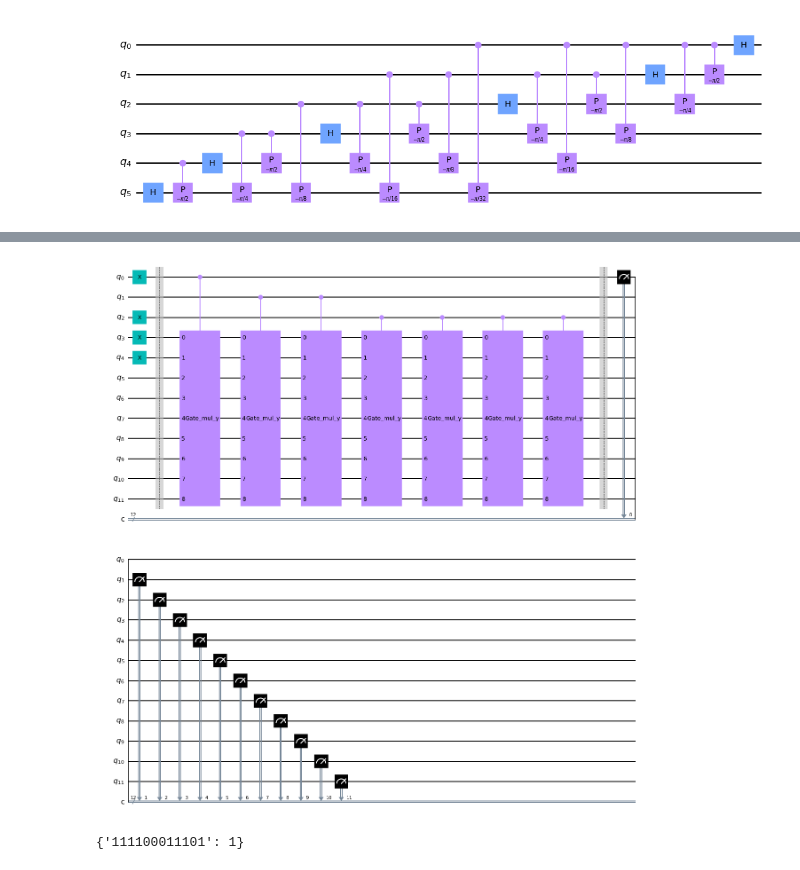
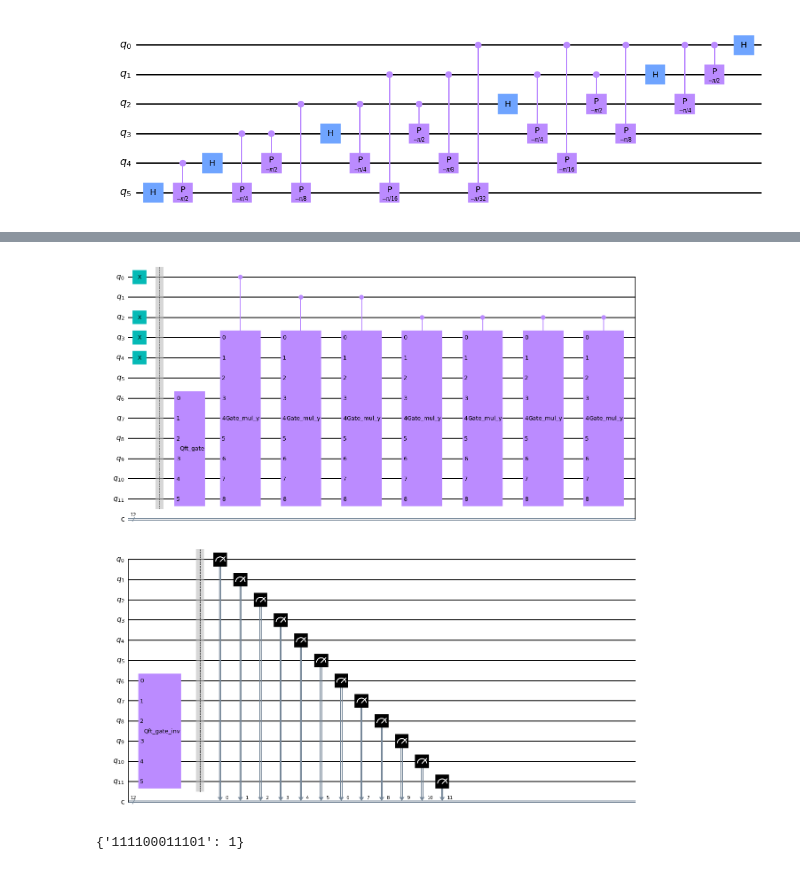
Before and after one commit to sergiomtzlosa/docker-qiskit, a Jupyter notebook: qiskit-jupyter/notebooks/x_multiply_y_3qubits.ipynb, the cells around one changed output, grey strips where cells are left out. Saved outputs shown, nothing was run; the diff lists cells and outputs as text; code cells hidden in the pictures.

```diff
--- a/qiskit-jupyter/notebooks/x_multiply_y_3qubits.ipynb
+++ b/qiskit-jupyter/notebooks/x_multiply_y_3qubits.ipynb
@@ -61,28 +59,30 @@ qc_gate_mul_y.draw(output="mpl")
 # %%
 qc_x_mul_y = QuantumCircuit(12, 12)
 qc_x_mul_y.name = "circuit_x_mul_y"
 
 #multiply --> 5 x 3 = 15
 qc_x_mul_y.x(0)
 qc_x_mul_y.x(2)
 qc_x_mul_y.x(3)
 qc_x_mul_y.x(4)
 #qc_x_mul_y.x(5)
 qc_x_mul_y.barrier()
+qc_x_mul_y.append(qft_gate_six_norm, [6, 7, 8, 9, 10, 11])
 qc_x_mul_y.append(control_mul_y_gate, [0,3,4,5,6,7,8,9,10,11])
 qc_x_mul_y.append(control_mul_y_gate, [1,3,4,5,6,7,8,9,10,11])
 qc_x_mul_y.append(control_mul_y_gate, [1,3,4,5,6,7,8,9,10,11])
 qc_x_mul_y.append(control_mul_y_gate, [2,3,4,5,6,7,8,9,10,11])
 qc_x_mul_y.append(control_mul_y_gate, [2,3,4,5,6,7,8,9,10,11])
 qc_x_mul_y.append(control_mul_y_gate, [2,3,4,5,6,7,8,9,10,11])
 qc_x_mul_y.append(control_mul_y_gate, [2,3,4,5,6,7,8,9,10,11])
+qc_x_mul_y.append(qft_gate_six_inverse, [6, 7, 8, 9, 10, 11])
 qc_x_mul_y.barrier()
 
 qc_x_mul_y.measure(range(0,12), range(0,12))
 
 qc_x_mul_y.draw(output="mpl")
 # %% [output]
-[figure, old version]
+[figure, new version]
 # %%
 # simulators
 #statevec_sim = qiskit.Aer.get_backend("statevector_simulator")
```
Also changed, not shown: parts of 1 cell of this notebook.
